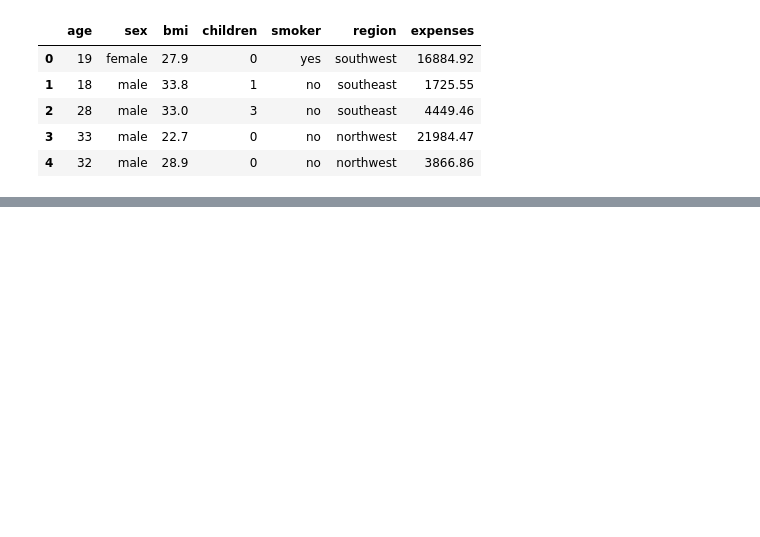
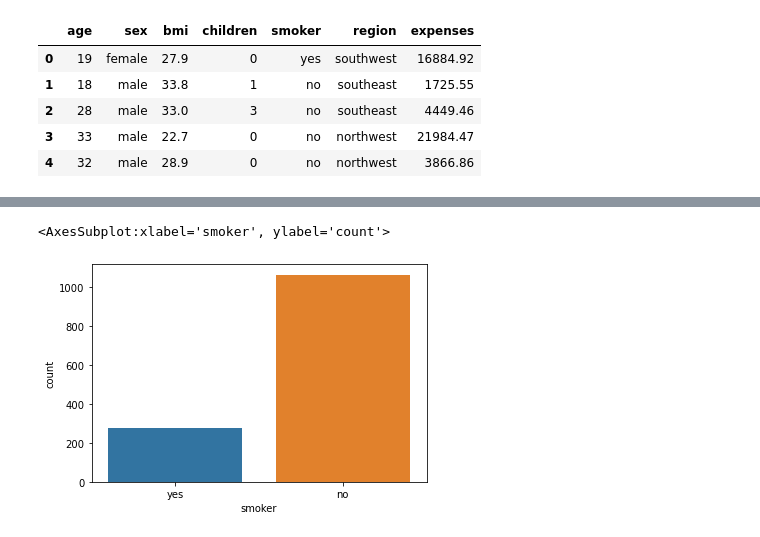
Before and after one commit to TaifQureshi/Insurance-Premium, a Jupyter notebook: notebook/data_processing.ipynb, the cells around one changed output, grey strips where cells are left out. Cells and saved outputs as stored; diff of their text form; code cells hidden in the pictures; blank space fills up the shorter version.

```diff
--- a/notebook/data_processing.ipynb
+++ b/notebook/data_processing.ipynb
@@ -60,0 +74,5 @@ dtype: int64
+# %%
+sns.countplot(data["smoker"])
+# %% [output]
+<AxesSubplot:xlabel='smoker', ylabel='count'>
+[figure, added]
```
Also changed, not shown: parts of 21 cells of this notebook, 5 other files.
